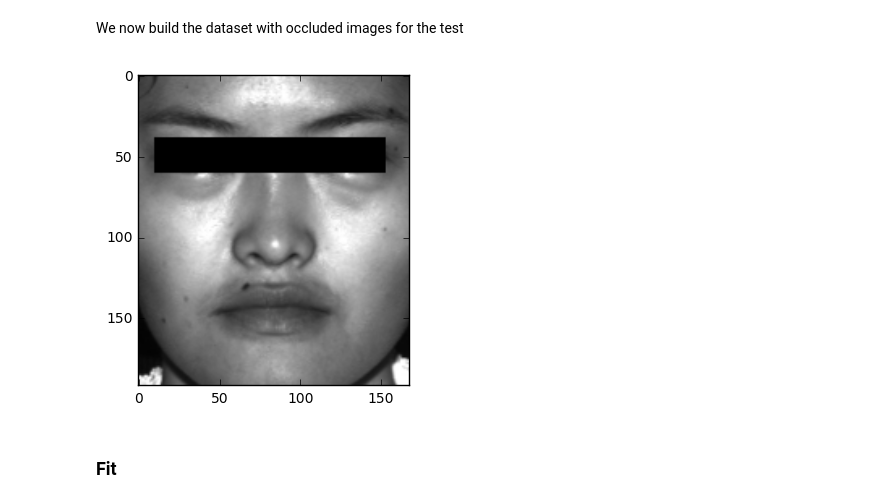
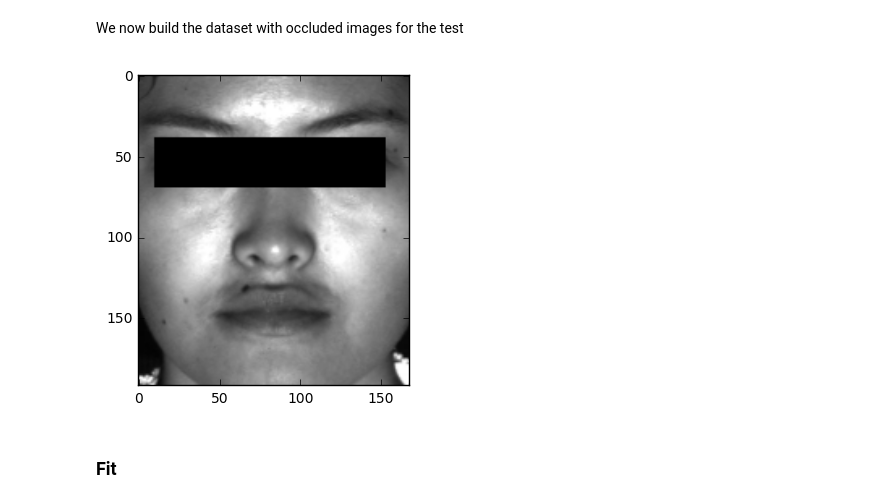
Before and after one commit to maxwab/facerecog, a Jupyter notebook: sparse_representation_implementation.ipynb, the cells around one changed output. Saved outputs shown, nothing was run; the diff lists cells and outputs as text; code cells hidden in the pictures.

```diff
--- a/sparse_representation_implementation.ipynb
+++ b/sparse_representation_implementation.ipynb
@@ -414,17 +455,17 @@ for i in range(len(X)):
 # %%
 X_test_bf = []
 X_train_sz = []
-noise=0.25
+noise=0.3
 for i in range(len(X_test)):
     tmp = noise_image(X_test[i],noise)
     im = Image.fromarray(tmp)
-    im = im.resize([12,10], Image.NEAREST)
+    im = im.resize([96,84], Image.NEAREST)
     X_test_bf.append(np.asarray(im, dtype=np.uint8))
 
 
 for i in range(len(X_train)):
     im = Image.fromarray(X_train[i])
-    im = im.resize([12,10], Image.NEAREST)
+    im = im.resize([96,84], Image.NEAREST)
     X_train_sz.append(np.asarray(im, dtype=np.uint8))
 
 X_train = X_train_sz
@@ -525,6 +576,8 @@ plt.title('Erreur de recomposition')
 # Algorithm 1 implementation of classification with occlusion
 # %% [markdown]
 Here we will add occlusion to our test image and see if the classification is good or not. The following function creates a black box in the image. You can choose the black box corner with x0, x1 ...
+# %%
+testval=300
 # %%
 def black_frame(array_orig, x0, x1, y0, y1):
     '''
@@ -582,12 +635,12 @@ for i in range(len(X_train)):
 
 X_train = X_train_sz
 # %%
-tmp = black_frame(X_test[testval],10,152,39,60)
+tmp = black_frame(X_test[testval],10,152,39,69)
 plt.imshow(tmp,cmap='gray')
 im = Image.fromarray(tmp)
-im = im.resize((12,10), Image.NEAREST)
+im = im.resize((96,84), Image.NEAREST)
 # %% [output]
-[figure, old version]
+[figure, new version]
 # %%
 ########### Manipulation des matrices
 X_toconcat_train = [np.reshape(e,(X_train[0].shape[0]*X_train[0].shape[1],1)) for e in X_train]
```
Also changed, not shown: parts of 64 cells of this notebook, 7 other files.
